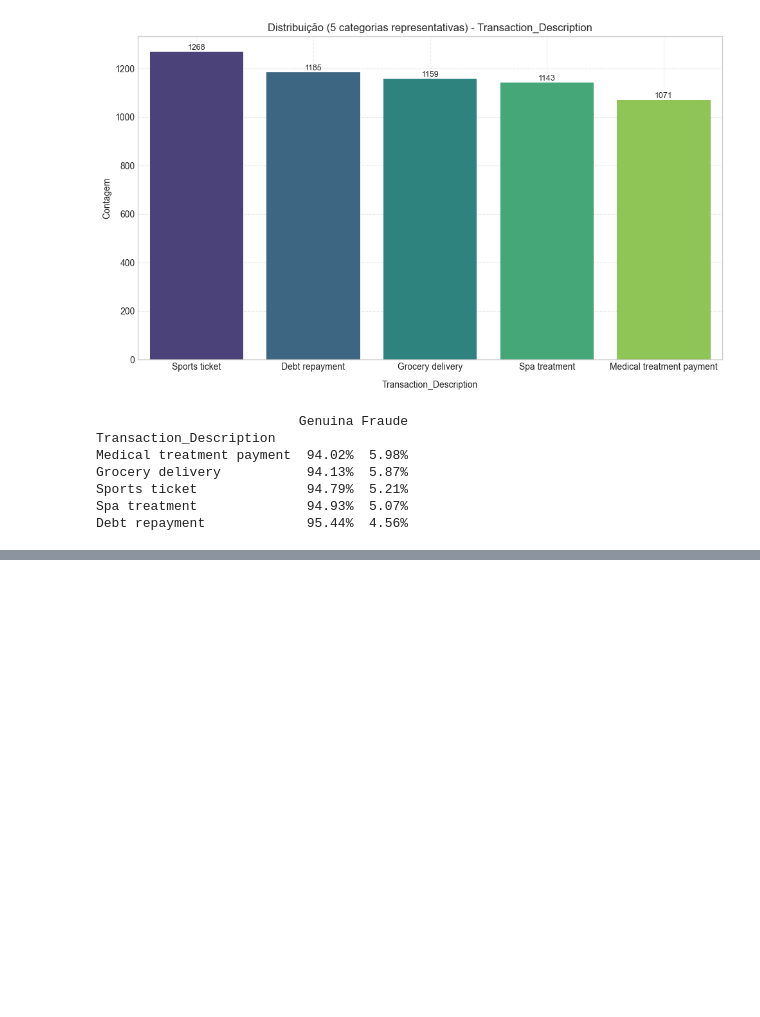
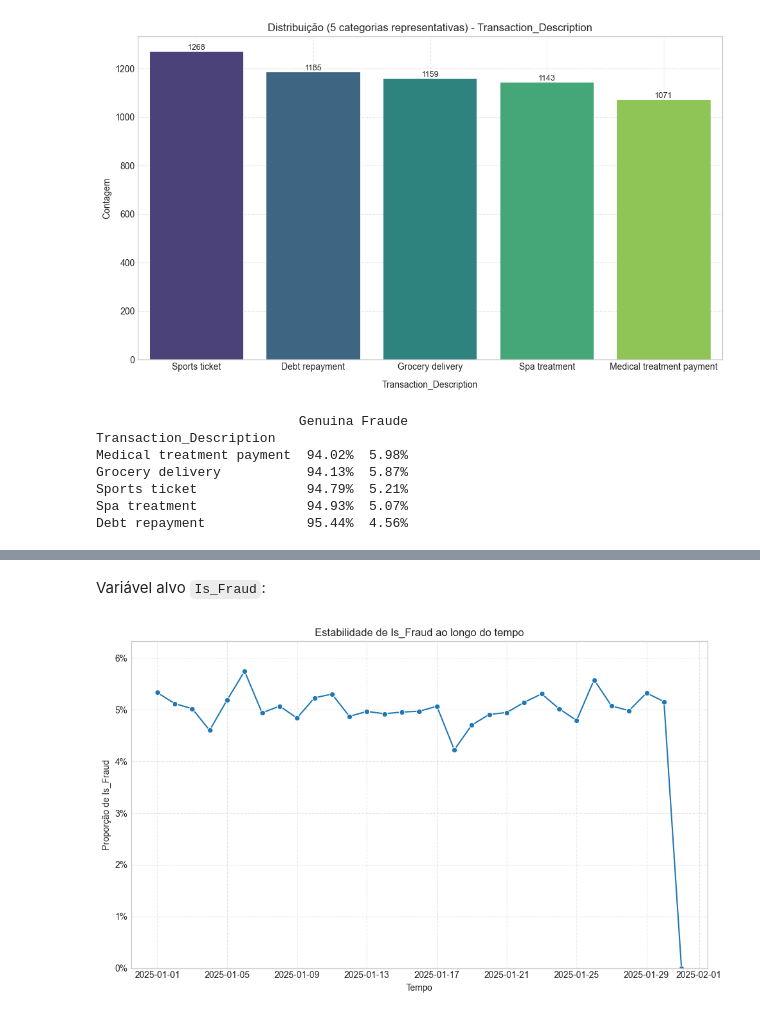
Before and after one commit to nobrevitor/Data_Science_Potfolio, a Jupyter notebook: projeto_fraude_semantix/notebooks/eda_modelagem.ipynb, the cells around one changed output, grey strips where cells are left out. Drawn from its saved outputs; the diff is of its cells as text; code cells hidden in the pictures; blank space fills up the shorter version.

```diff
--- a/projeto_fraude_semantix/notebooks/eda_modelagem.ipynb
+++ b/projeto_fraude_semantix/notebooks/eda_modelagem.ipynb
@@ -566,0 +665,6 @@ Debt repayment             95.44%  4.56%
+# %% [markdown]
+Variável alvo `Is_Fraud`:
+# %%
+estabilidade_tempo(df, 'Is_Fraud', 'Transaction_Date')
+# %% [output]
+[figure, added]
```
Also changed, not shown: parts of 55 cells of this notebook.
